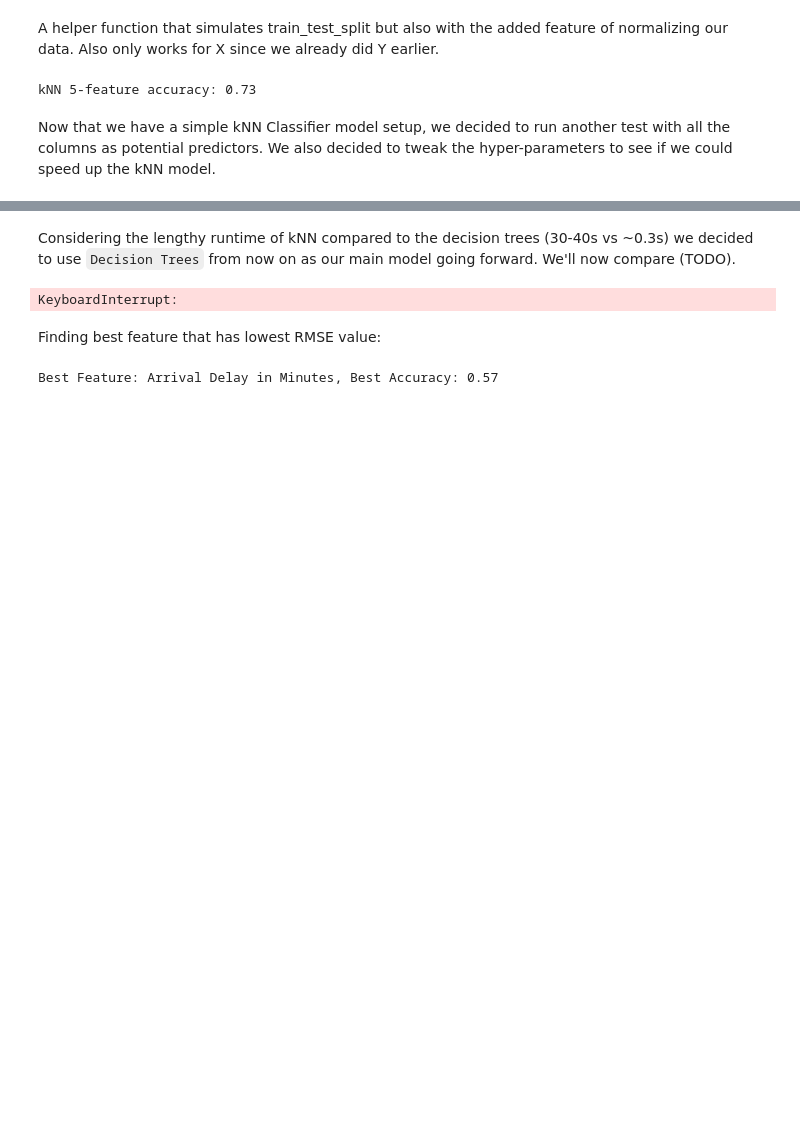
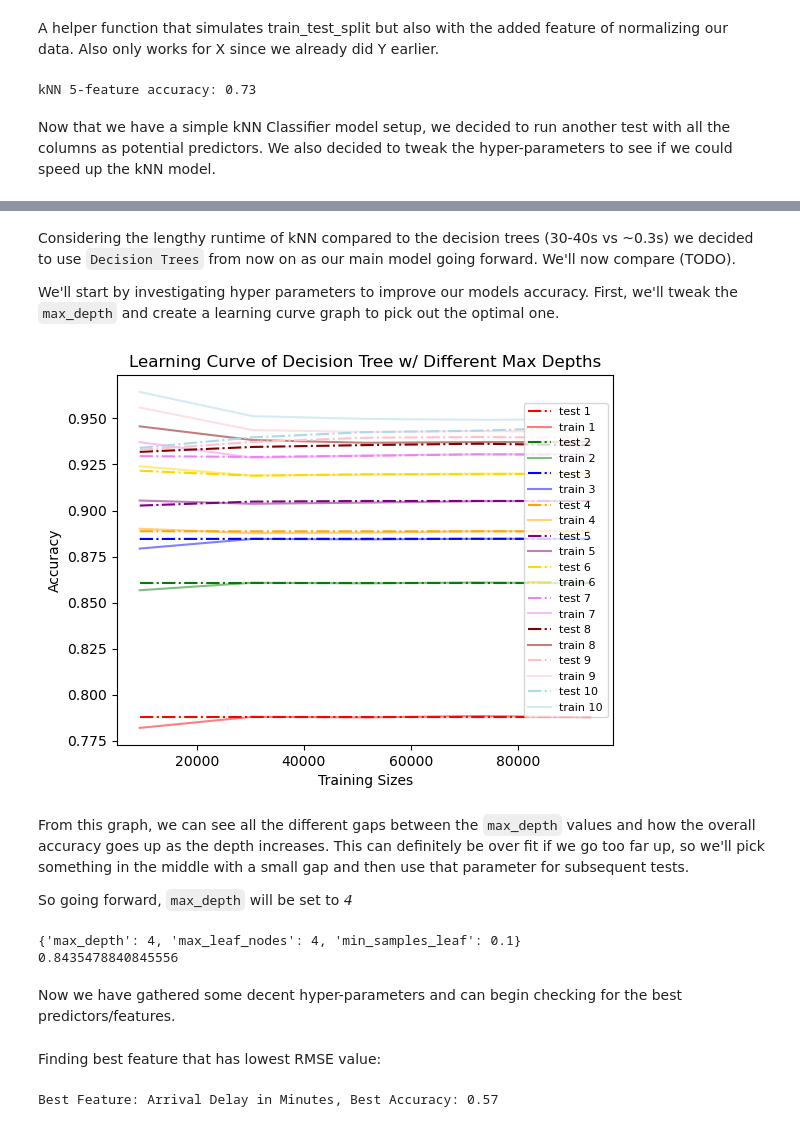
Before and after one commit to BayTech-CSUMB/CST383Final, a Jupyter notebook: finalProject.ipynb, the cells around one changed output, grey strips where cells are left out. Saved outputs shown, nothing was run; the diff lists cells and outputs as text; code cells hidden in the pictures; blank space fills up the shorter version.

Commit message:
Updated GridSearch, Learning Curve, Small Todo and Markdown additions

```diff
--- a/finalProject.ipynb
+++ b/finalProject.ipynb
@@ -458,2 +453,4 @@ Decision Tree all-feature accuracy: 0.89
 # %% [markdown]
 Considering the lengthy runtime of kNN compared to the decision trees (30-40s vs ~0.3s) we decided to use `Decision Trees` from now on as our main model going forward. We'll now compare (TODO).
+
+We'll start by investigating hyper parameters to improve our models accuracy. First, we'll tweak the `max_depth` and create a learning curve graph to pick out the optimal one.
@@ -460,17 +489,40 @@ Considering the lengthy runtime of kNN compared to the decision trees (30-40s vs
+# %%
+# Same snippet from lab, but separated for easier tweaking of graphs.
+# Make the resulting pairs "easier" to interpret
+color = ['red', 'green', 'blue', 'orange', 'purple', 'gold', 'violet', 'maroon', 'pink', 'lightblue']
+k = 1
+for i in range(0, len(overallTE), 1):
+    plt.plot(tr_sizes, overallTE[i], label=f'test {k}', color=color[i], ls='dashdot')
+    plt.plot(tr_sizes, overallTR[i], label=f'train {k}', color=color[i], linewidth=1.5, alpha=0.5)
+    k = k+1
+plt.legend(loc='right', prop={'size': 8})
+plt.xlabel('Training Sizes')
+plt.ylabel('Accuracy')
+plt.title('Learning Curve of Decision Tree w/ Different Max Depths')
+plt.show()
+# %% [output]
+[figure, added]
+# %% [markdown]
+From this graph, we can see all the different gaps between the `max_depth` values and how the overall accuracy goes up as the depth increases. This can definitely be over fit if we go too far up, so we'll pick something in the middle with a small gap and then use that parameter for subsequent tests.
+
+So going forward, `max_depth` will be set to *4*
 # %%
-# TODO: GridSearch with different hyper-parameters for decision tree
 dfCopy = df.copy()
 dfCopy.drop('satisfaction', inplace=True, axis=1)
 predictors = dfCopy.columns
 X_train, X_test = x_train_test_split(predictors)
-parameters = [{'max_depth': [2, 3, 5, 7], 'min_samples_leaf': [
-    0.1, 0.2, 0.3], 'max_leaf_nodes': [10, 20, 30, 40]}]
+
+parameters = [{'max_depth': [4], 'min_samples_leaf': [0.1, 0.2, 0.3], 'max_leaf_nodes': [4, 8, 16]}]
 tree = DecisionTreeClassifier()
 test = GridSearchCV(tree, parameters, scoring='accuracy', cv=10)
 test.fit(X_train, y_train)
-print(test.best_params_)
+
+print(f'Our best score was: {test.best_score_} and the best params were {test.best_params_}.')
 # %% [output]
-KeyboardInterrupt:
+{'max_depth': 4, 'max_leaf_nodes': 4, 'min_samples_leaf': 0.1}
+0.8435478840845556
+# %% [markdown]
+Now we have gathered some decent hyper-parameters and can begin checking for the best predictors/features.
 # %%
 # TODO: Confirm if we need unsupervised anomaly detection
 # def edist(x, y):
```
Also changed, not shown: parts of 7 cells of this notebook.
